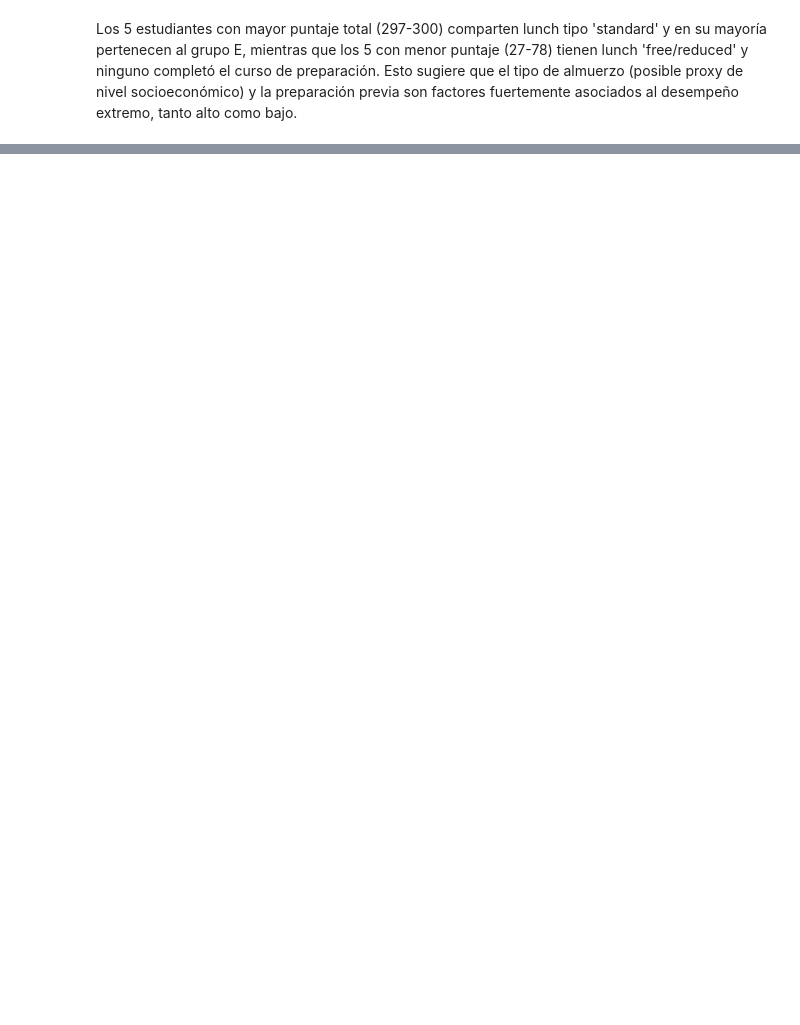
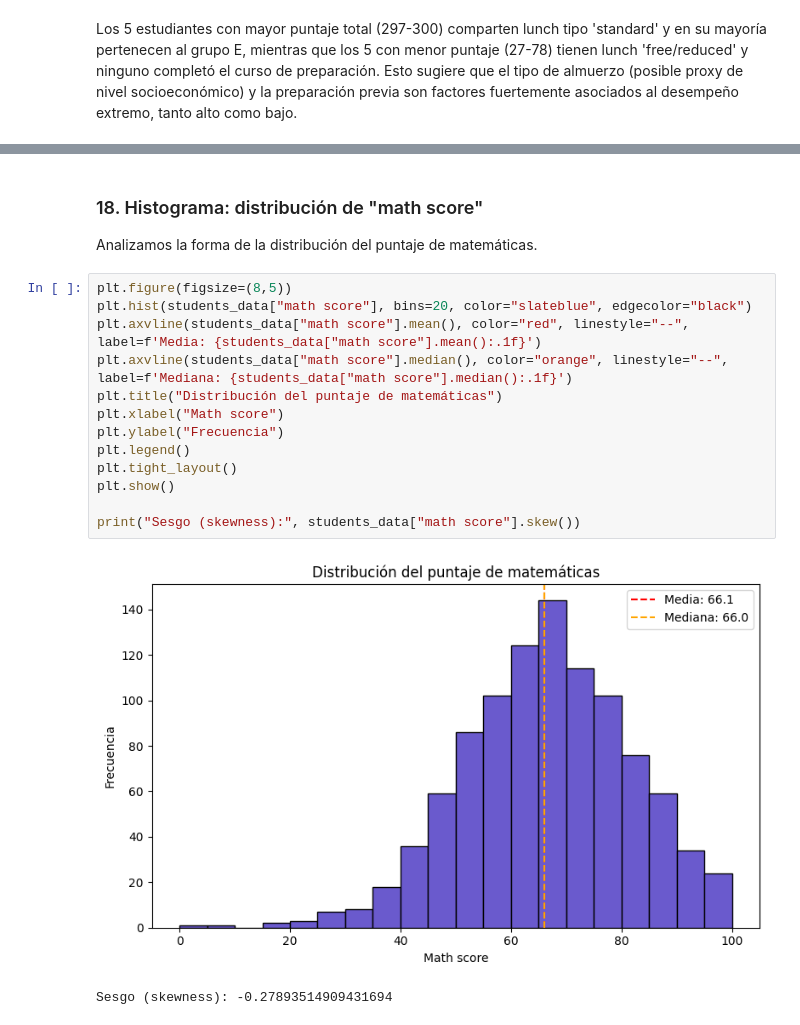
Before and after one commit to Salazar1022/machine-learning-workshop-1, a Jupyter notebook: workshop1.ipynb, the cells around one changed output, grey strips where cells are left out. Drawn from its saved outputs; the diff is of its cells as text; blank space fills up the shorter version.

```diff
--- a/workshop1.ipynb
+++ b/workshop1.ipynb
@@ -512,0 +563,20 @@ Los 5 estudiantes con mayor puntaje total (297-300) comparten lunch tipo 'standa
+# %% [markdown]
+### 18. Histograma: distribución de "math score"
+
+Analizamos la forma de la distribución del puntaje de matemáticas.
+# %%
+plt.figure(figsize=(8,5))
+plt.hist(students_data["math score"], bins=20, color="slateblue", edgecolor="black")
+plt.axvline(students_data["math score"].mean(), color="red", linestyle="--", label=f'Media: {students_data["math score"].mean():.1f}')
+plt.axvline(students_data["math score"].median(), color="orange", linestyle="--", label=f'Mediana: {students_data["math score"].median():.1f}')
+plt.title("Distribución del puntaje de matemáticas")
+plt.xlabel("Math score")
+plt.ylabel("Frecuencia")
+plt.legend()
+plt.tight_layout()
+plt.show()
+
+print("Sesgo (skewness):", students_data["math score"].skew())
+# %% [output]
+[figure, added]
+Sesgo (skewness): -0.27893514909431694
```
Also changed, not shown: parts of 33 cells of this notebook, 1 other file.
